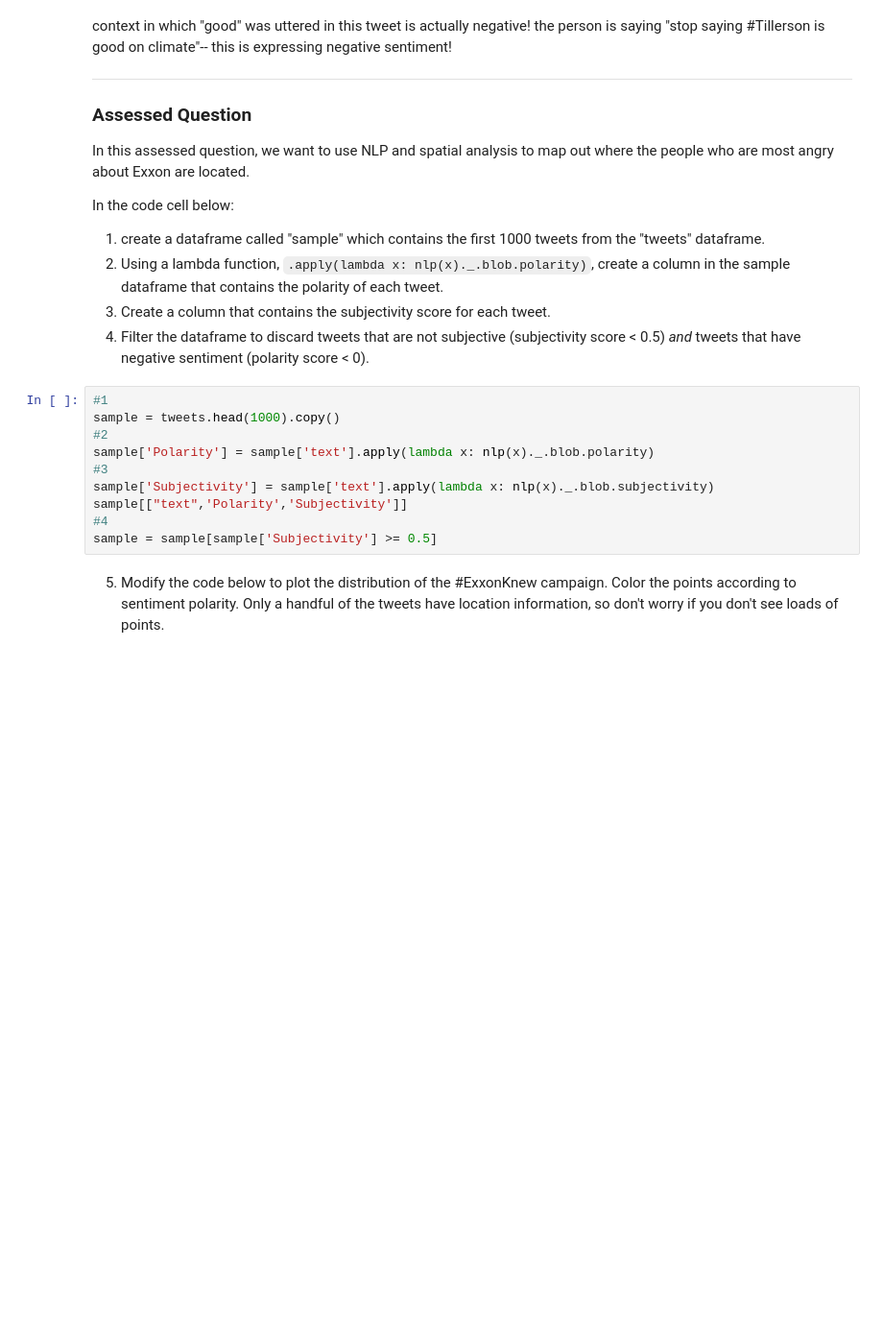
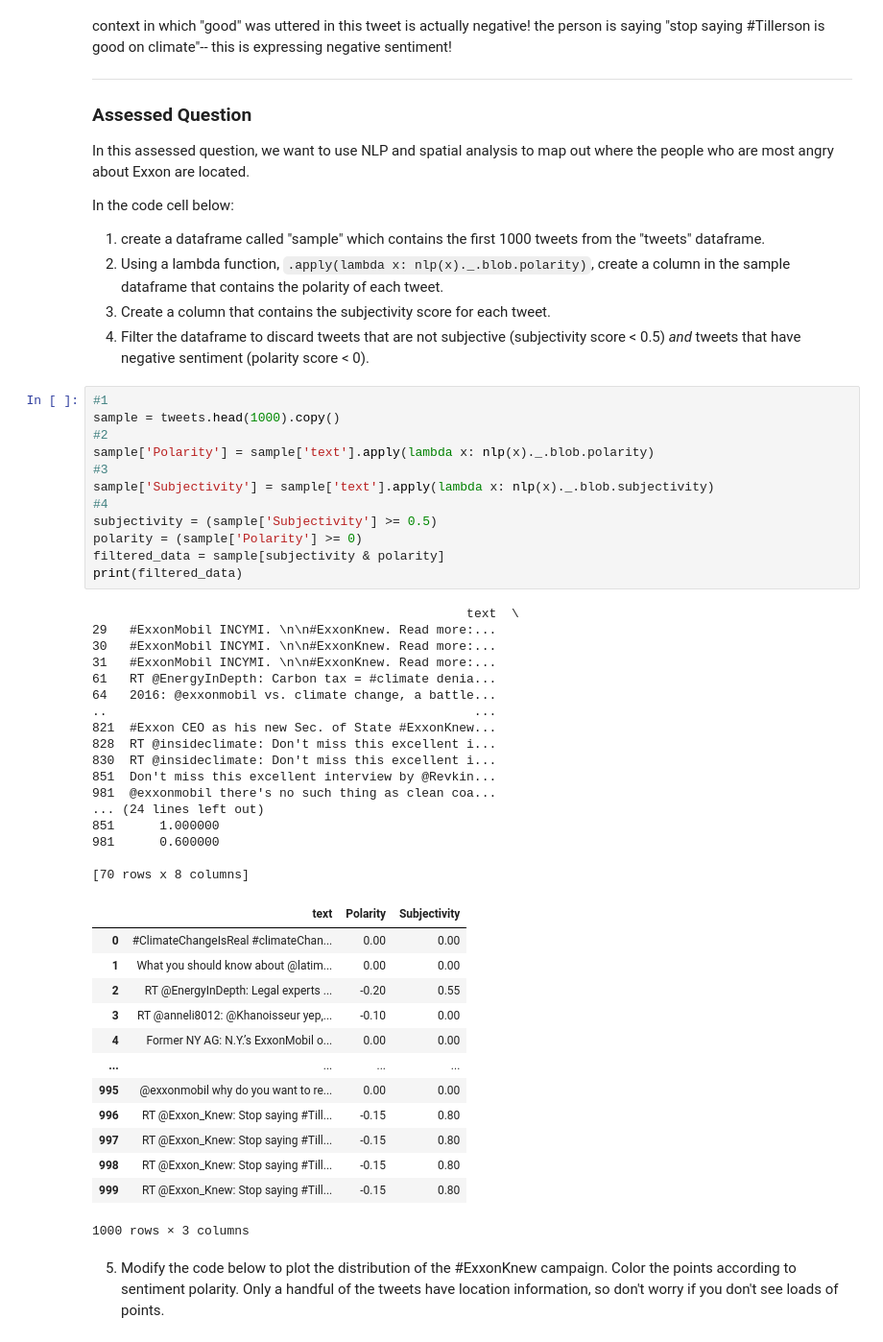
Before and after one commit to radhikarudra/QM2, a Jupyter notebook: Copy_of_W4_Natural_Language_Processing_Student_Version.ipynb, the cells around one changed output. Shown at 96% size. Drawn from its saved outputs; the diff is of its cells as text; blank space fills up the shorter version.

```diff
--- a/Copy_of_W4_Natural_Language_Processing_Student_Version.ipynb
+++ b/Copy_of_W4_Natural_Language_Processing_Student_Version.ipynb
@@ -626,12 +624,45 @@ In the code cell below:
 # %%
 #1
 sample = tweets.head(1000).copy()
 #2
 sample['Polarity'] = sample['text'].apply(lambda x: nlp(x)._.blob.polarity)
 #3
 sample['Subjectivity'] = sample['text'].apply(lambda x: nlp(x)._.blob.subjectivity)
-sample[["text",'Polarity','Subjectivity']]
 #4
-sample = sample[sample['Subjectivity'] >= 0.5]
+subjectivity = (sample['Subjectivity'] >= 0.5)
+polarity = (sample['Polarity'] >= 0)
+filtered_data = sample[subjectivity & polarity]
+print(filtered_data)
+# %% [output]
+                                                  text  \
+29   #ExxonMobil INCYMI. \n\n#ExxonKnew. Read more:...
+30   #ExxonMobil INCYMI. \n\n#ExxonKnew. Read more:...
+31   #ExxonMobil INCYMI. \n\n#ExxonKnew. Read more:...
+61   RT @EnergyInDepth: Carbon tax = #climate denia...
+64   2016: @exxonmobil vs. climate change, a battle...
+..                                                 ...
+821  #Exxon CEO as his new Sec. of State #ExxonKnew...
+828  RT @insideclimate: Don't miss this excellent i...
+830  RT @insideclimate: Don't miss this excellent i...
+851  Don't miss this excellent interview by @Revkin...
+981  @exxonmobil there's no such thing as clean coa...
+... (24 lines left out)
+851      1.000000
+981      0.600000
+
+[70 rows x 8 columns]
+|  | text | Polarity | Subjectivity |
+| 0 | #ClimateChangeIsReal #climateChan... | 0.00 | 0.00 |
+| 1 | What you should know about @latim... | 0.00 | 0.00 |
+| 2 | RT @EnergyInDepth: Legal experts ... | -0.20 | 0.55 |
+| 3 | RT @anneli8012: @Khanoisseur yep,... | -0.10 | 0.00 |
+| 4 | Former NY AG: N.Y.’s ExxonMobil o... | 0.00 | 0.00 |
+| ... | ... | ... | ... |
+| 995 | @exxonmobil why do you want to re... | 0.00 | 0.00 |
+| 996 | RT @Exxon_Knew: Stop saying #Till... | -0.15 | 0.80 |
+| 997 | RT @Exxon_Knew: Stop saying #Till... | -0.15 | 0.80 |
+| 998 | RT @Exxon_Knew: Stop saying #Till... | -0.15 | 0.80 |
+| 999 | RT @Exxon_Knew: Stop saying #Till... | -0.15 | 0.80 |
+1000 rows × 3 columns
 # %% [markdown]
 5. Modify the code below to plot the distribution of the #ExxonKnew campaign. Color the points according to sentiment polarity. Only a handful of the tweets have location information, so don't worry if you don't see loads of points.
```
Also changed, not shown: parts of 5 cells of this notebook.
